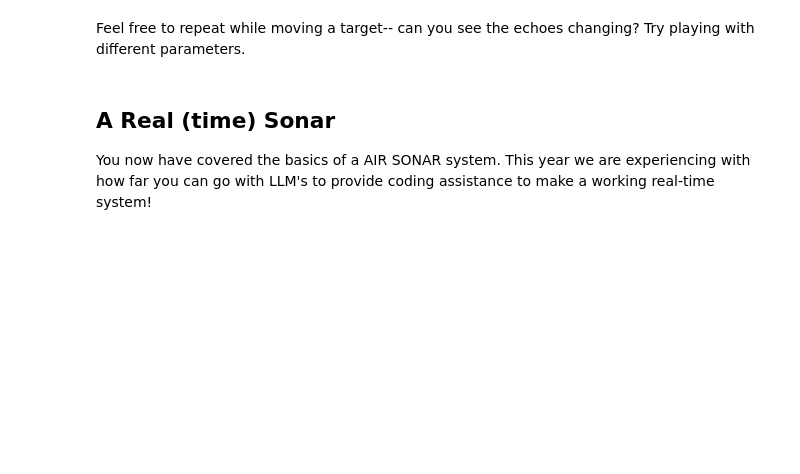
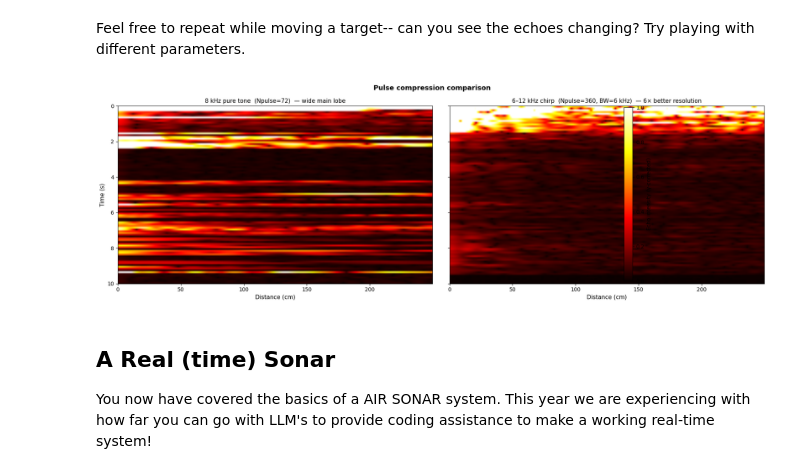
Before and after one commit to mtan0587/Air-Sonar, a Jupyter notebook: TimeDomain-Sonar-New.ipynb, the cells around one changed output. Cells and saved outputs as stored; diff of their text form; code cells hidden in the pictures; blank space fills up the shorter version.

```diff
--- a/TimeDomain-Sonar-New.ipynb
+++ b/TimeDomain-Sonar-New.ipynb
@@ -1028,5 +1086,37 @@ plt.show()
 # %% [markdown]
 Feel free to repeat while moving a target-- can you see the echoes changing? Try playing with different parameters.
+# %%
+%matplotlib inline
+
+# Side-by-side pulse compression comparison (mirrors compare_sonar() from sonar.py)
+temperature = 21
+maxdist = 250
+max_sample = min(int(dist2time(maxdist, temperature) * fs), Nseg)
+extent = (0, time2dist(max_sample / fs, temperature), Nrep * Nseg / fs, 0)
+
+datasets = [
+    (img_tone,  '8 kHz pure tone  (Npulse=72)  — wide main lobe'),
+    (img_chirp, '6–12 kHz chirp  (Npulse=360, BW=6 kHz)  — 6× better resolution'),
+]
+
+fig, axes = plt.subplots(1, 2, figsize=(18, 6), sharey=True)
+for ax, (img, label) in zip(axes, datasets):
+    norm_val = np.percentile(img, 97) or img.max() or 1.0
+    img_disp = np.clip(img / norm_val, 0, 1) ** (1 / 1.8)
+    im = ax.imshow(img_disp[:, :max_sample],
+                   aspect='auto', cmap='hot',
+                   vmin=0, vmax=1,
+                   interpolation='bilinear',
+                   extent=extent)
+    ax.set_title(label, fontsize=11)
+    ax.set_xlabel('Distance (cm)', fontsize=11)
+axes[0].set_ylabel('Time (s)', fontsize=11)
+plt.colorbar(im, ax=axes, label='Echo intensity (γ-corrected)')
+plt.suptitle('Pulse compression comparison', fontsize=13, fontweight='bold')
+plt.tight_layout()
+plt.show()
+# %% [output]
+[figure, added]
 # %% [markdown]
 
 
```
Also changed, not shown: parts of 17 cells of this notebook.
